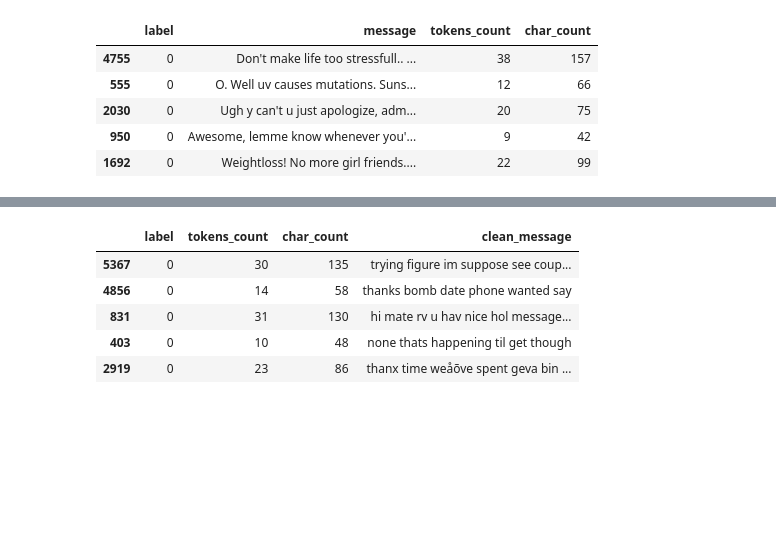
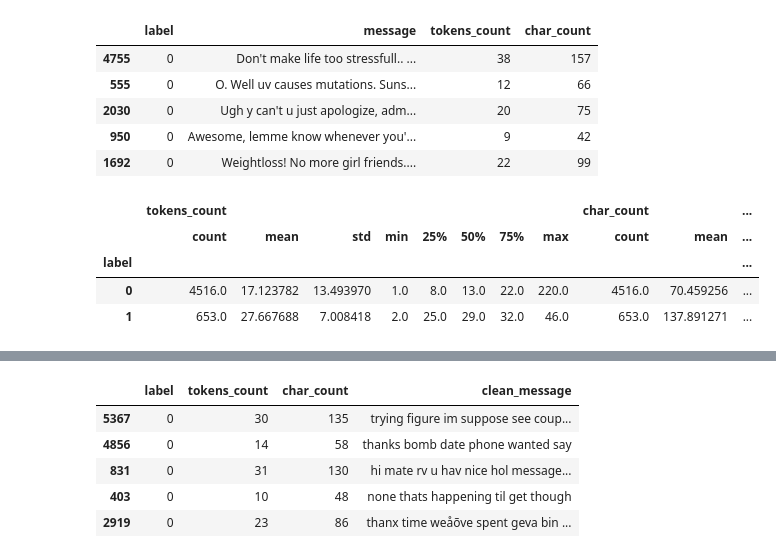
Before and after one commit to RachidJedata/Spam-Detector, a Jupyter notebook: spam-detector.ipynb, the cells around one changed output, grey strips where cells are left out. Cells and saved outputs as stored; diff of their text form; code cells hidden in the pictures; blank space fills up the shorter version.

```diff
--- a/spam-detector.ipynb
+++ b/spam-detector.ipynb
@@ -122,3 +122,11 @@ df.sample(5)
 | 2030 | 0 | Ugh y can't u just apologize, adm... | 20 | 75 |
 | 950 | 0 | Awesome, lemme know whenever you'... | 9 | 42 |
 | 1692 | 0 | Weightloss! No more girl friends.... | 22 | 99 |
+# %%
+df.groupby('label').describe()
+# %% [output]
+|  | tokens_count |  |  |  |  |  |  |  | char_count |  | ... |
+|  | count | mean | std | min | 25% | 50% | 75% | max | count | mean | ... |
+| label |  |  |  |  |  |  |  |  |  |  | ... |
+| 0 | 4516.0 | 17.123782 | 13.493970 | 1.0 | 8.0 | 13.0 | 22.0 | 220.0 | 4516.0 | 70.459256 | ... |
+| 1 | 653.0 | 27.667688 | 7.008418 | 2.0 | 25.0 | 29.0 | 32.0 | 46.0 | 653.0 | 137.891271 | ... |
```
Also changed, not shown: parts of 3 cells of this notebook.
